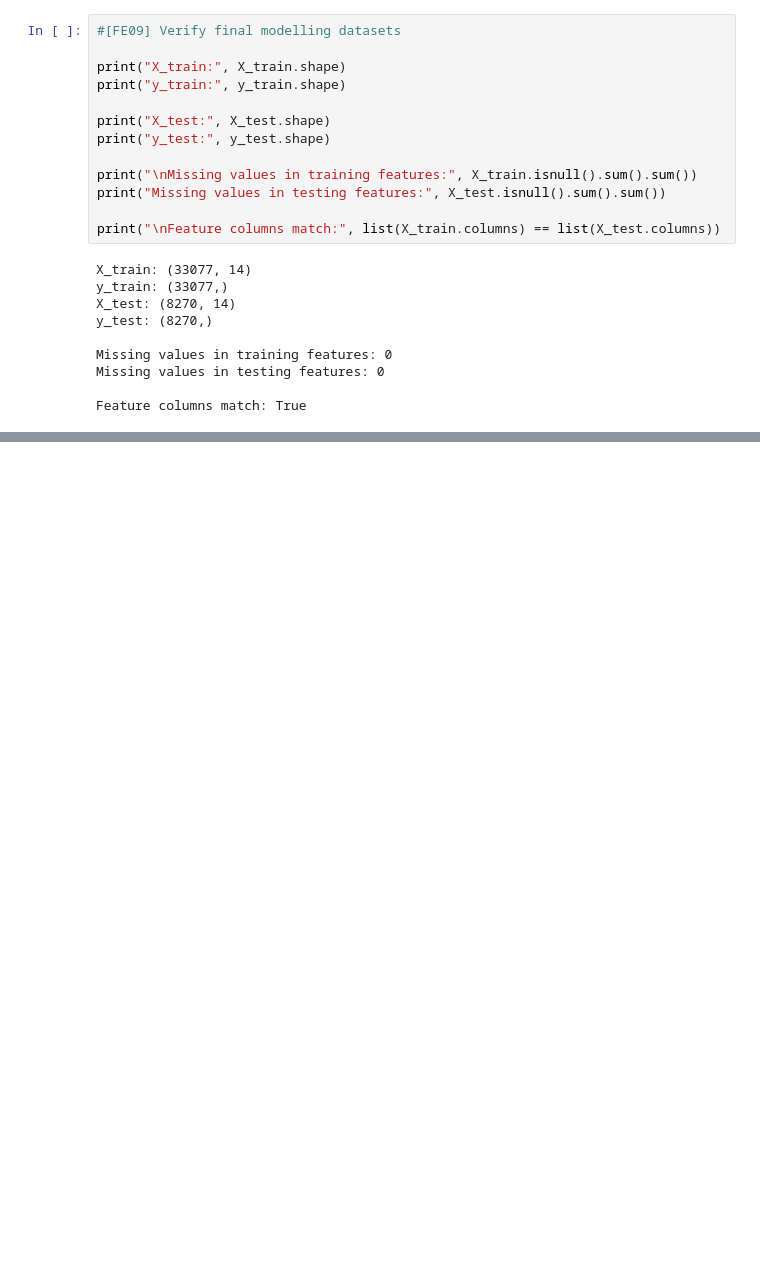
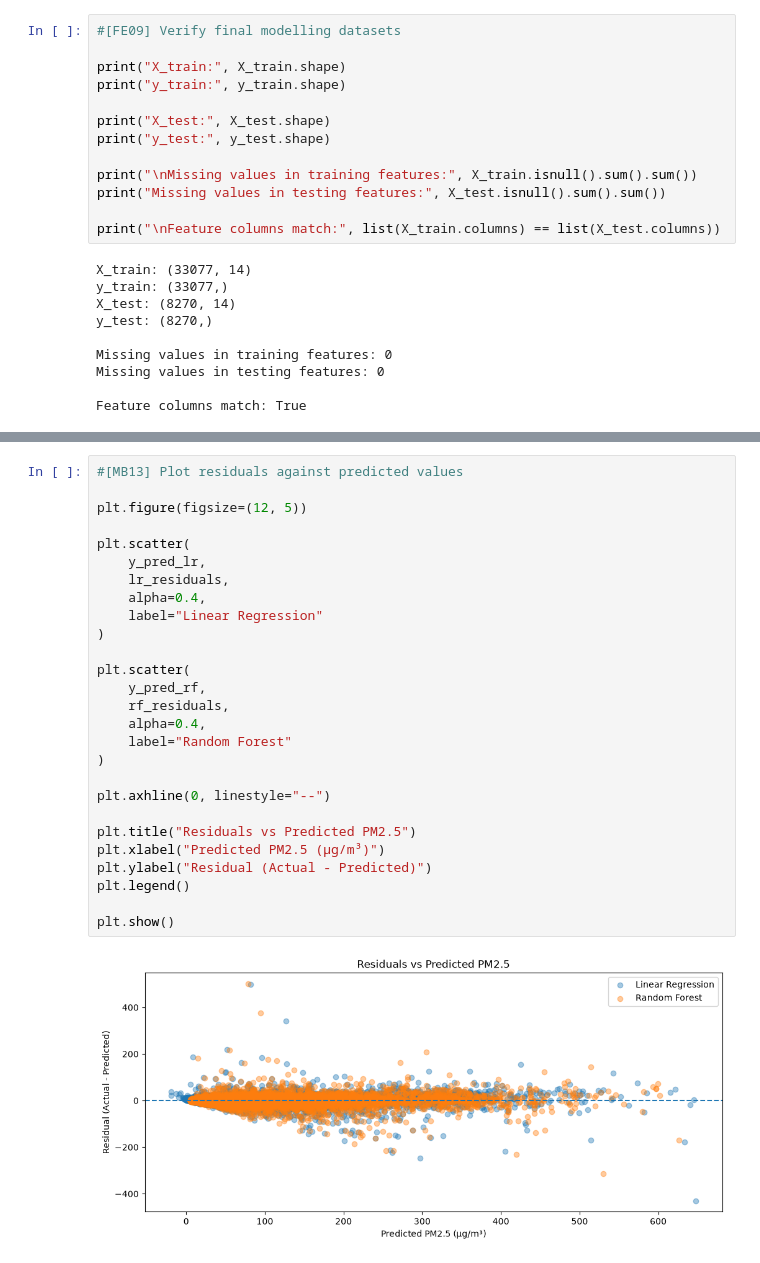
Before and after one commit to mkosh725/AirSense-ML, a Jupyter notebook: notebooks/04_feature_engineering.ipynb, the cells around one changed output, grey strips where cells are left out. Saved outputs shown, nothing was run; the diff lists cells and outputs as text; blank space fills up the shorter version.

```diff
--- a/notebooks/04_feature_engineering.ipynb
+++ b/notebooks/04_feature_engineering.ipynb
@@ -120,0 +335,29 @@ Feature columns match: True
+# %%
+#[MB13] Plot residuals against predicted values
+
+plt.figure(figsize=(12, 5))
+
+plt.scatter(
+    y_pred_lr,
+    lr_residuals,
+    alpha=0.4,
+    label="Linear Regression"
+)
+
+plt.scatter(
+    y_pred_rf,
+    rf_residuals,
+    alpha=0.4,
+    label="Random Forest"
+)
+
+plt.axhline(0, linestyle="--")
+
+plt.title("Residuals vs Predicted PM2.5")
+plt.xlabel("Predicted PM2.5 (µg/m³)")
+plt.ylabel("Residual (Actual - Predicted)")
+plt.legend()
+
+plt.show()
+# %% [output]
+[figure, added]
```
Also changed, not shown: parts of 12 cells of this notebook.
